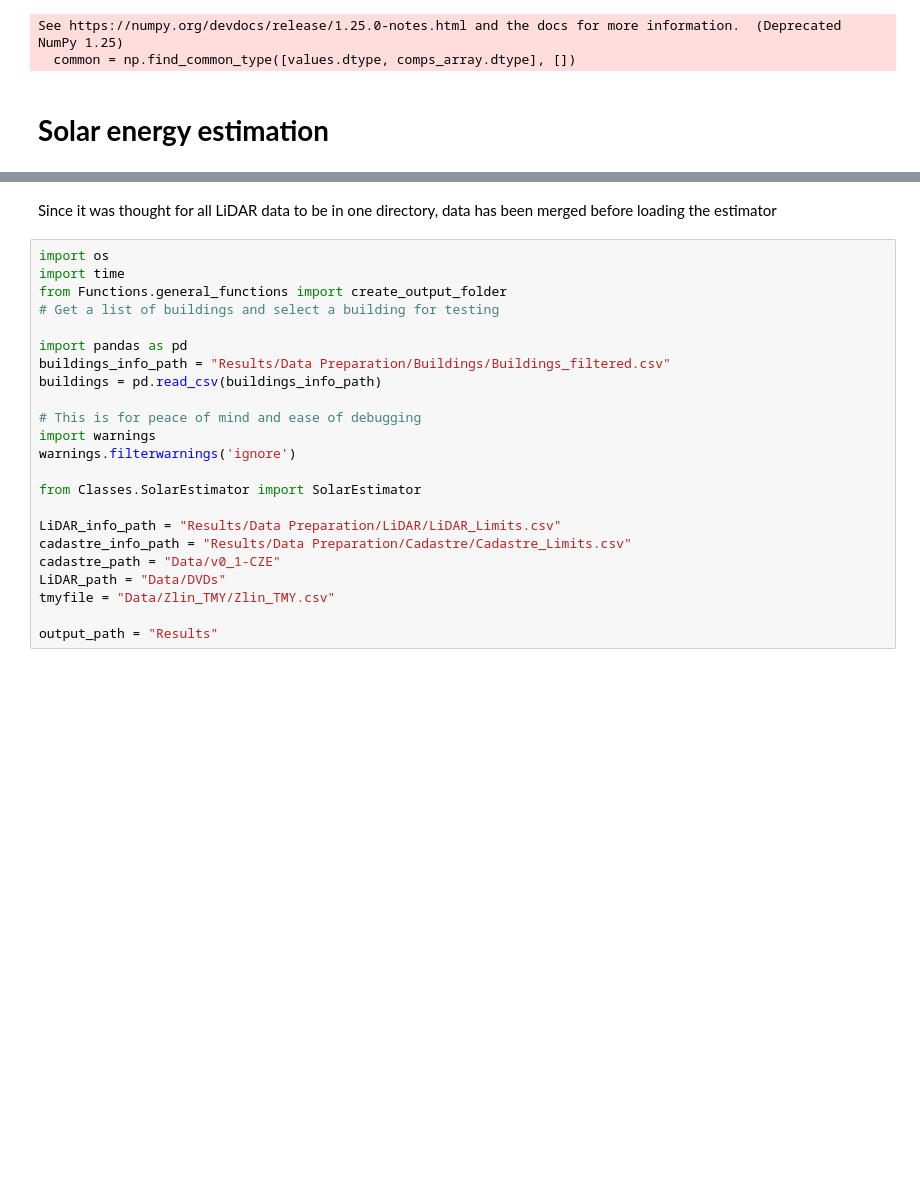
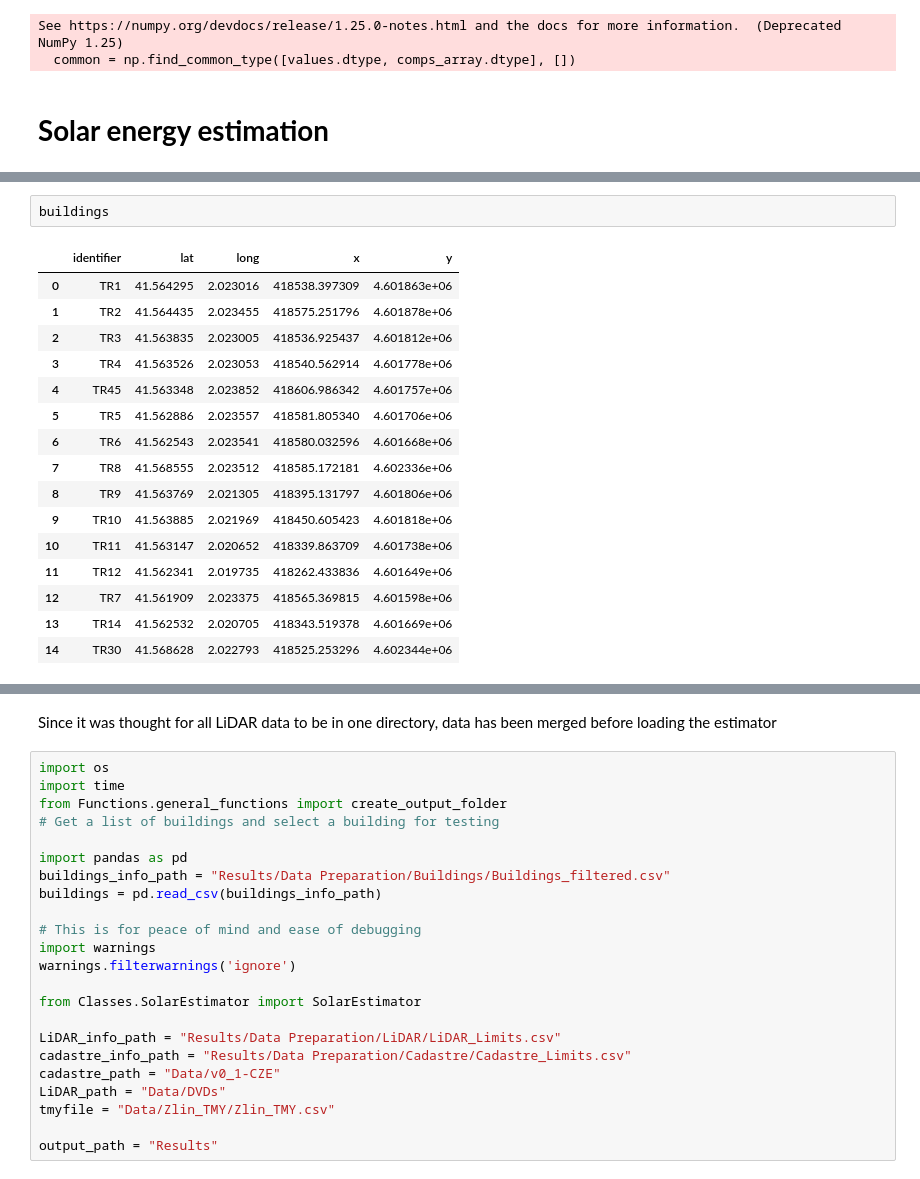
Before and after one commit to BeeGroup-cimne/solar_potencial_estimation_v2, a Jupyter notebook: main.ipynb, the cells around one changed output, grey strips where cells are left out. Drawn from its saved outputs; the diff is of its cells as text; blank space fills up the shorter version.

```diff
--- a/main.ipynb
+++ b/main.ipynb
@@ -76,3 +76,22 @@ Group: 2
+# %%
+buildings
+# %% [output]
+|  | identifier | lat | long | x | y |
+| 0 | TR1 | 41.564295 | 2.023016 | 418538.397309 | 4.601863e+06 |
+| 1 | TR2 | 41.564435 | 2.023455 | 418575.251796 | 4.601878e+06 |
+| 2 | TR3 | 41.563835 | 2.023005 | 418536.925437 | 4.601812e+06 |
+| 3 | TR4 | 41.563526 | 2.023053 | 418540.562914 | 4.601778e+06 |
+| 4 | TR45 | 41.563348 | 2.023852 | 418606.986342 | 4.601757e+06 |
+| 5 | TR5 | 41.562886 | 2.023557 | 418581.805340 | 4.601706e+06 |
+| 6 | TR6 | 41.562543 | 2.023541 | 418580.032596 | 4.601668e+06 |
+| 7 | TR8 | 41.568555 | 2.023512 | 418585.172181 | 4.602336e+06 |
+| 8 | TR9 | 41.563769 | 2.021305 | 418395.131797 | 4.601806e+06 |
+| 9 | TR10 | 41.563885 | 2.021969 | 418450.605423 | 4.601818e+06 |
+| 10 | TR11 | 41.563147 | 2.020652 | 418339.863709 | 4.601738e+06 |
+| 11 | TR12 | 41.562341 | 2.019735 | 418262.433836 | 4.601649e+06 |
+| 12 | TR7 | 41.561909 | 2.023375 | 418565.369815 | 4.601598e+06 |
+| 13 | TR14 | 41.562532 | 2.020705 | 418343.519378 | 4.601669e+06 |
+| 14 | TR30 | 41.568628 | 2.022793 | 418525.253296 | 4.602344e+06 |
 # %%
 from Classes.SolarEstimator import SolarEstimator
 import pandas as pd
```
Also changed, not shown: parts of 4 cells of this notebook, 2 other files.
